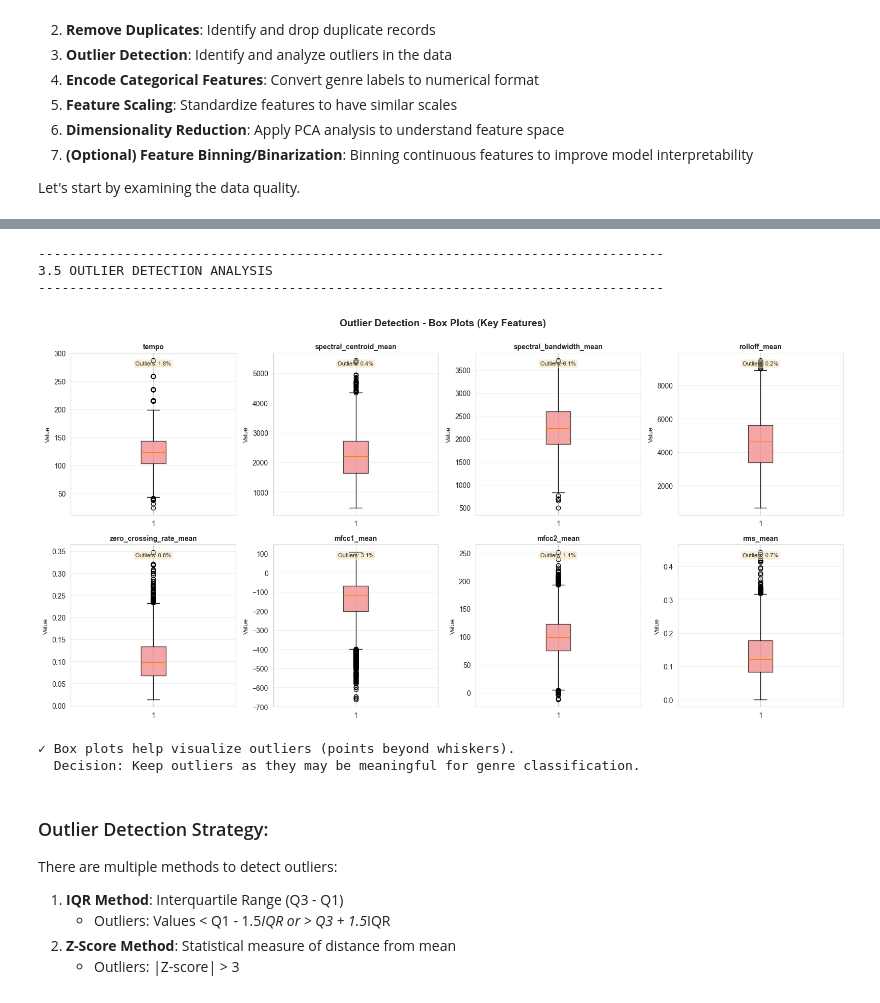
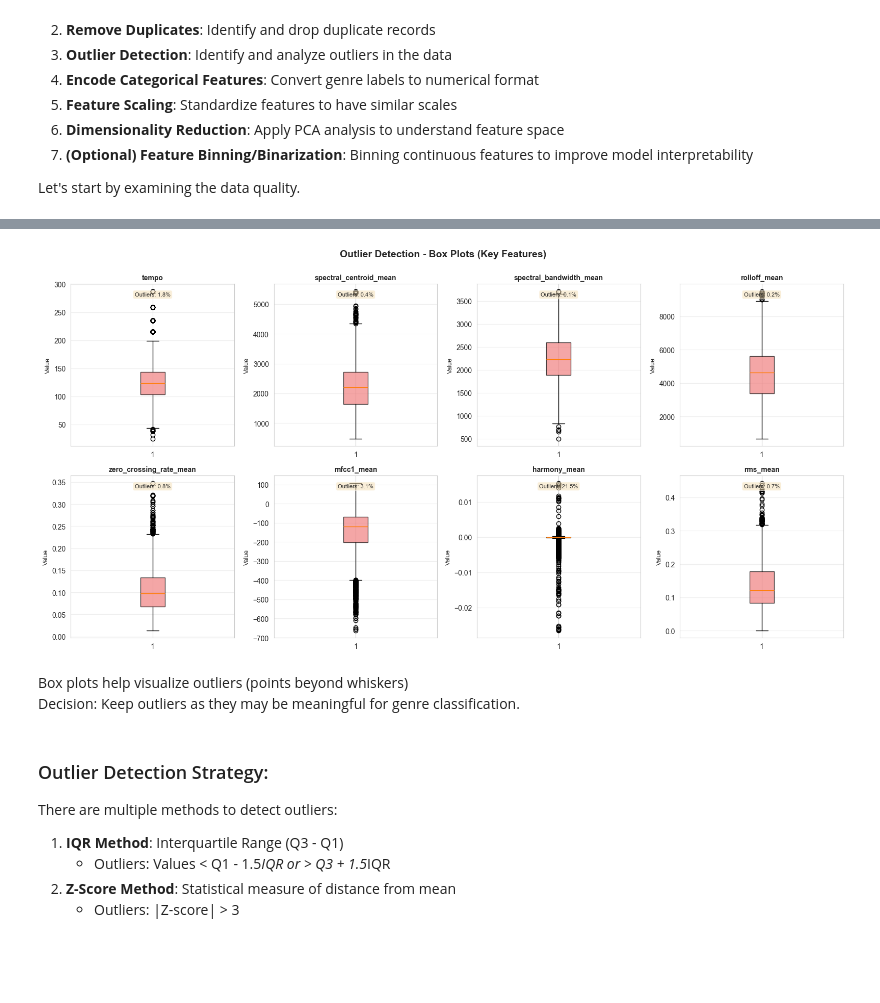
Before and after one commit to Sohanuu66/Music_Genre_Classification_GTZAN_Dataset, a Jupyter notebook: EDA.ipynb, the cells around one changed output, grey strips where cells are left out. Drawn from its saved outputs; the diff is of its cells as text; code cells hidden in the pictures; blank space fills up the shorter version.

```diff
--- a/EDA.ipynb
+++ b/EDA.ipynb
@@ -340,32 +288,2 @@ Final shape: (7992, 60)
 
 Outliers are data points that deviate significantly from other observations. They can negatively impact model performance. We'll detect and handle outliers using the Interquartile Range (IQR) method.
-# %%
-# Select only numeric columns (exclude filename and label)
-numeric_cols = df.select_dtypes(include=[np.number]).columns.tolist()
-print(f"Number of numeric features: {len(numeric_cols)}")
-print()
-
-# Plot histograms for a subset of key features
-key_features = ['tempo', 'spectral_centroid_mean', 'spectral_bandwidth_mean',
-                'rolloff_mean', 'zero_crossing_rate_mean', 'mfcc1_mean',
-                'mfcc2_mean', 'rms_mean']
-
-# Filter to only include features that exist in the dataset
-available_key_features = [f for f in key_features if f in df.columns]
-
-if len(available_key_features) > 0:
-    fig, axes = plt.subplots(2, 4, figsize=(16, 8))
-    axes = axes.ravel()
-
-    for idx, feature in enumerate(available_key_features[:8]):
-        axes[idx].hist(df[feature].dropna(), bins=30, color='skyblue',
-                      edgecolor='black', alpha=0.7)
-        axes[idx].set_title(f'{feature}', fontsize=10, fontweight='bold')
-        axes[idx].set_xlabel('Value', fontsize=9)
-        axes[idx].set_ylabel('Frequency', fontsize=9)
-        axes[idx].grid(axis='y', alpha=0.3)
-
-    plt.suptitle('Feature Distribution - Histograms (Key Features)',
-                 fontsize=14, fontweight='bold', y=1.00)
-    plt.tight_layout()
-    plt.show()
@@ -375,51 +290,45 @@ Number of numeric features: 58
 # %%
-print("-"*80)
-print("3.5 OUTLIER DETECTION ANALYSIS")
-print("-"*80)
+key_features = ['tempo', 'spectral_centroid_mean', 'spectral_bandwidth_mean',
+                'rolloff_mean', 'zero_crossing_rate_mean', 'mfcc1_mean',
+                'harmony_mean', 'rms_mean']
 
-# Plot boxplots for the same key features
-if len(available_key_features) > 0:
+if len(key_features) > 0:
     fig, axes = plt.subplots(2, 4, figsize=(16, 8))
     axes = axes.ravel()
 
-    for idx, feature in enumerate(available_key_features[:8]):
+    for idx, feature in enumerate(key_features[:8]):
         # Remove NaN values for boxplot
         data = df[feature].dropna()
 
         box = axes[idx].boxplot(data, vert=True, patch_artist=True)
         box['boxes'][0].set_facecolor('lightcoral')
         box['boxes'][0].set_alpha(0.7)
 
         axes[idx].set_title(f'{feature}', fontsize=10, fontweight='bold')
         axes[idx].set_ylabel('Value', fontsize=9)
         axes[idx].grid(axis='y', alpha=0.3)
 
         # Calculate outlier statistics
         Q1 = data.quantile(0.25)
         Q3 = data.quantile(0.75)
         IQR = Q3 - Q1
         outliers = data[(data < Q1 - 1.5*IQR) | (data > Q3 + 1.5*IQR)]
         outlier_pct = (len(outliers) / len(data)) * 100
 
         axes[idx].text(0.5, 0.95, f'Outliers: {outlier_pct:.1f}%',
                       transform=axes[idx].transAxes, ha='center', va='top',
                       bbox=dict(boxstyle='round', facecolor='wheat', alpha=0.5),
                       fontsize=8)
 
     plt.suptitle('Outlier Detection - Box Plots (Key Features)',
                  fontsize=14, fontweight='bold', y=1.00)
     plt.tight_layout()
     plt.show()
-
-print("\n✓ Box plots help visualize outliers (points beyond whiskers).")
-print("  Decision: Keep outliers as they may be meaningful for genre classification.")
 # %% [output]
---------------------------------------------------------------------------------
-3.5 OUTLIER DETECTION ANALYSIS
---------------------------------------------------------------------------------
-[figure, old version]
+[figure, new version]
-✓ Box plots help visualize outliers (points beyond whiskers).
-  Decision: Keep outliers as they may be meaningful for genre classification.
+# %% [markdown]
+Box plots help visualize outliers (points beyond whiskers)
+Decision: Keep outliers as they may be meaningful for genre classification.
 # %% [markdown]
 ### Outlier Detection Strategy:
 There are multiple methods to detect outliers:
```
Also changed, not shown: parts of 68 cells of this notebook, 12 other files.
